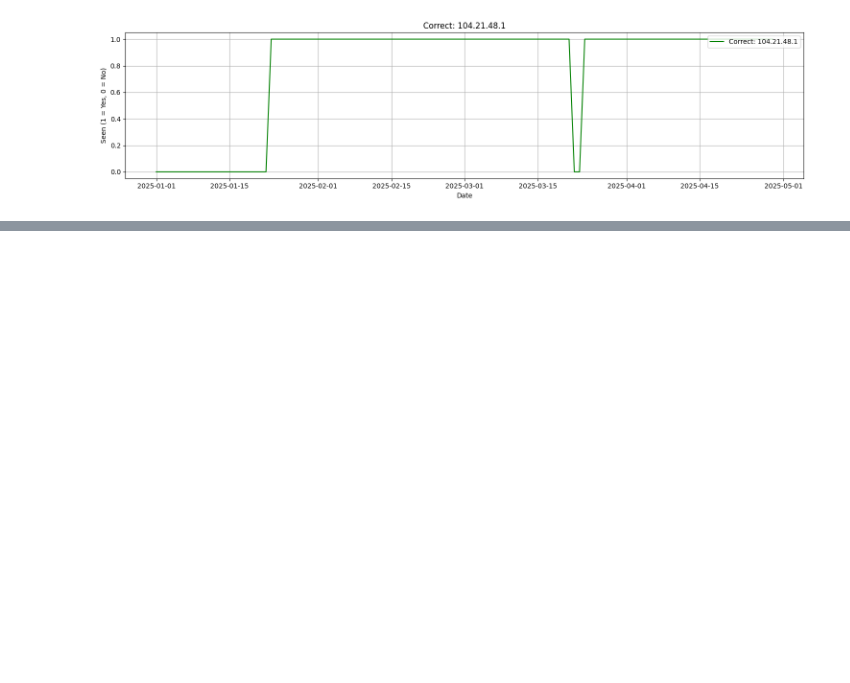
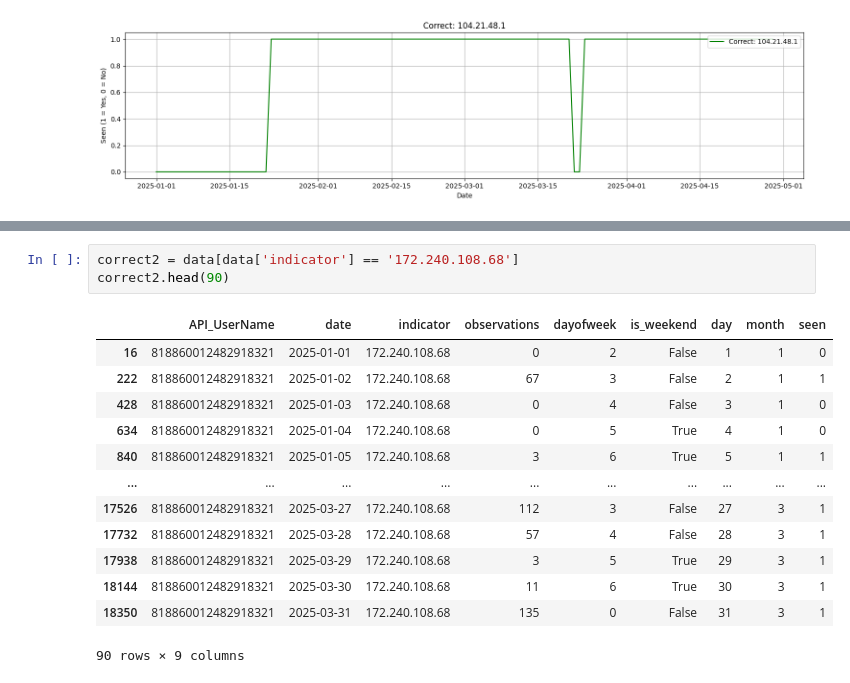
Before and after one commit to jaytlinaskew-OIS/HTOC, a Jupyter notebook: notebooks/observationEventForecasting/EDA.ipynb, the cells around one changed output, grey strips where cells are left out. Drawn from its saved outputs; the diff is of its cells as text; blank space fills up the shorter version.

```diff
--- a/notebooks/observationEventForecasting/EDA.ipynb
+++ b/notebooks/observationEventForecasting/EDA.ipynb
@@ -84,0 +85,17 @@ plt.show()
+# %%
+correct2 = data[data['indicator'] == '172.240.108.68']
+correct2.head(90)
+# %% [output]
+|  | API_UserName | date | indicator | observations | dayofweek | is_weekend | day | month | seen |
+| 16 | 818860012482918321 | 2025-01-01 | 172.240.108.68 | 0 | 2 | False | 1 | 1 | 0 |
+| 222 | 818860012482918321 | 2025-01-02 | 172.240.108.68 | 67 | 3 | False | 2 | 1 | 1 |
+| 428 | 818860012482918321 | 2025-01-03 | 172.240.108.68 | 0 | 4 | False | 3 | 1 | 0 |
+| 634 | 818860012482918321 | 2025-01-04 | 172.240.108.68 | 0 | 5 | True | 4 | 1 | 0 |
+| 840 | 818860012482918321 | 2025-01-05 | 172.240.108.68 | 3 | 6 | True | 5 | 1 | 1 |
+| ... | ... | ... | ... | ... | ... | ... | ... | ... | ... |
+| 17526 | 818860012482918321 | 2025-03-27 | 172.240.108.68 | 112 | 3 | False | 27 | 3 | 1 |
+| 17732 | 818860012482918321 | 2025-03-28 | 172.240.108.68 | 57 | 4 | False | 28 | 3 | 1 |
+| 17938 | 818860012482918321 | 2025-03-29 | 172.240.108.68 | 3 | 5 | True | 29 | 3 | 1 |
+| 18144 | 818860012482918321 | 2025-03-30 | 172.240.108.68 | 11 | 6 | True | 30 | 3 | 1 |
+| 18350 | 818860012482918321 | 2025-03-31 | 172.240.108.68 | 135 | 0 | False | 31 | 3 | 1 |
+90 rows × 9 columns
```
Also changed, not shown: parts of 3 cells of this notebook, 2 other files.
